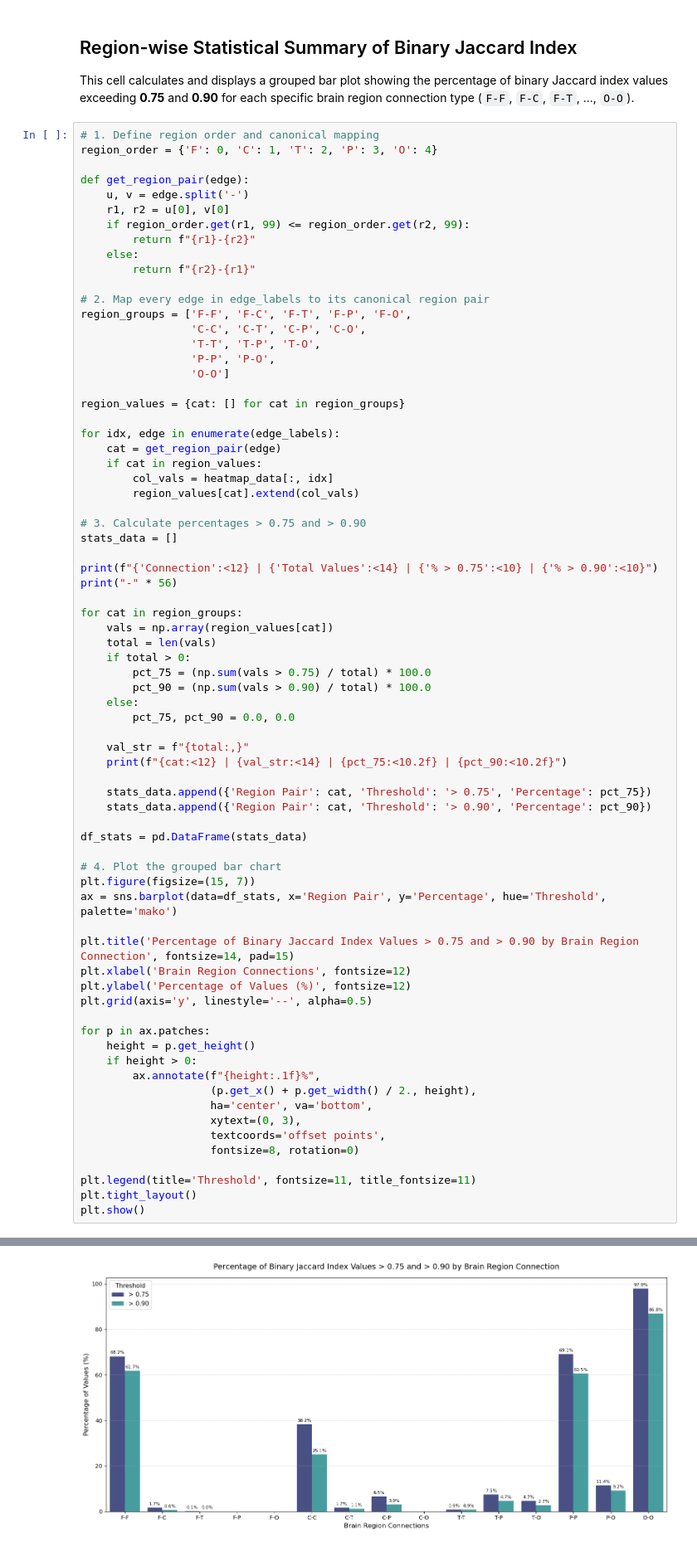
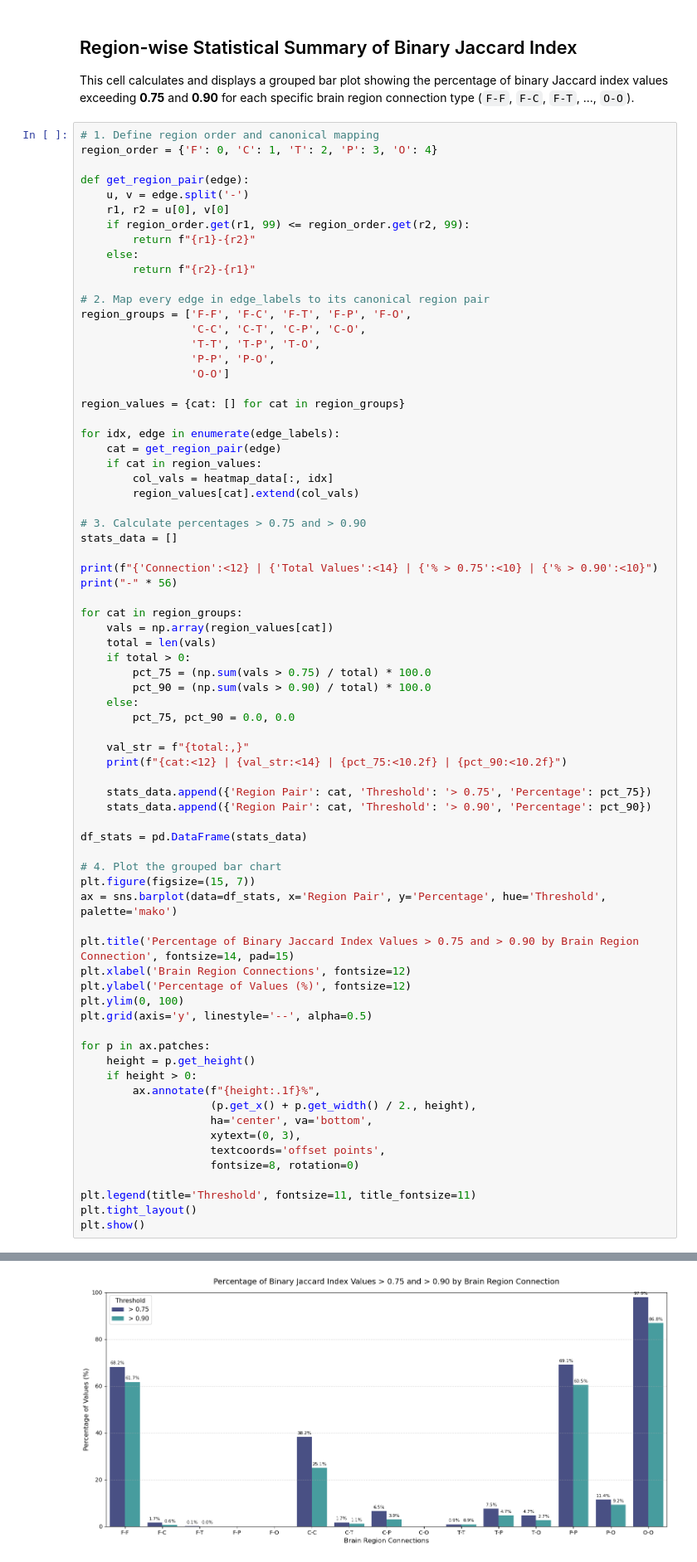
Before and after one commit to AlooKaLaddoo/HonoursM26, a Jupyter notebook: binary/binaryCorrelationJaccard.ipynb, the cells around one changed output, grey strips where cells are left out. Shown at 83% size. Drawn from its saved outputs; the diff is of its cells as text.

```diff
--- a/binary/binaryCorrelationJaccard.ipynb
+++ b/binary/binaryCorrelationJaccard.ipynb
@@ -358,37 +358,38 @@ ax = sns.barplot(data=df_stats, x='Region Pair', y='Percentage', hue='Threshold'
 plt.title('Percentage of Binary Jaccard Index Values > 0.75 and > 0.90 by Brain Region Connection', fontsize=14, pad=15)
 plt.xlabel('Brain Region Connections', fontsize=12)
 plt.ylabel('Percentage of Values (%)', fontsize=12)
+plt.ylim(0, 100)
 plt.grid(axis='y', linestyle='--', alpha=0.5)
 
 for p in ax.patches:
     height = p.get_height()
     if height > 0:
         ax.annotate(f"{height:.1f}%",
                     (p.get_x() + p.get_width() / 2., height),
                     ha='center', va='bottom',
                     xytext=(0, 3),
                     textcoords='offset points',
                     fontsize=8, rotation=0)
 
 plt.legend(title='Threshold', fontsize=11, title_fontsize=11)
 plt.tight_layout()
 plt.show()
 # %% [output]
 Connection   | Total Values   | % > 0.75   | % > 0.90
 --------------------------------------------------------
 F-F          | 3,990          | 68.17      | 61.73
 F-C          | 3,990          | 1.70       | 0.60
 F-T          | 5,320          | 0.13       | 0.04
 F-P          | 3,990          | 0.00       | 0.00
 F-O          | 2,660          | 0.00       | 0.00
 C-C          | 570            | 38.25      | 25.09
 C-T          | 2,280          | 1.71       | 1.10
 C-P          | 1,710          | 6.55       | 3.04
 C-O          | 1,140          | 0.00       | 0.00
 T-T          | 1,140          | 0.88       | 0.88
 T-P          | 2,280          | 7.50       | 4.69
 T-O          | 1,520          | 4.67       | 2.70
 P-P          | 570            | 69.12      | 60.53
 P-O          | 1,140          | 11.40      | 9.21
 O-O          | 190            | 97.89      | 86.84
-[figure, old version]
+[figure, new version]
```
Also changed, not shown: 1 other file.
